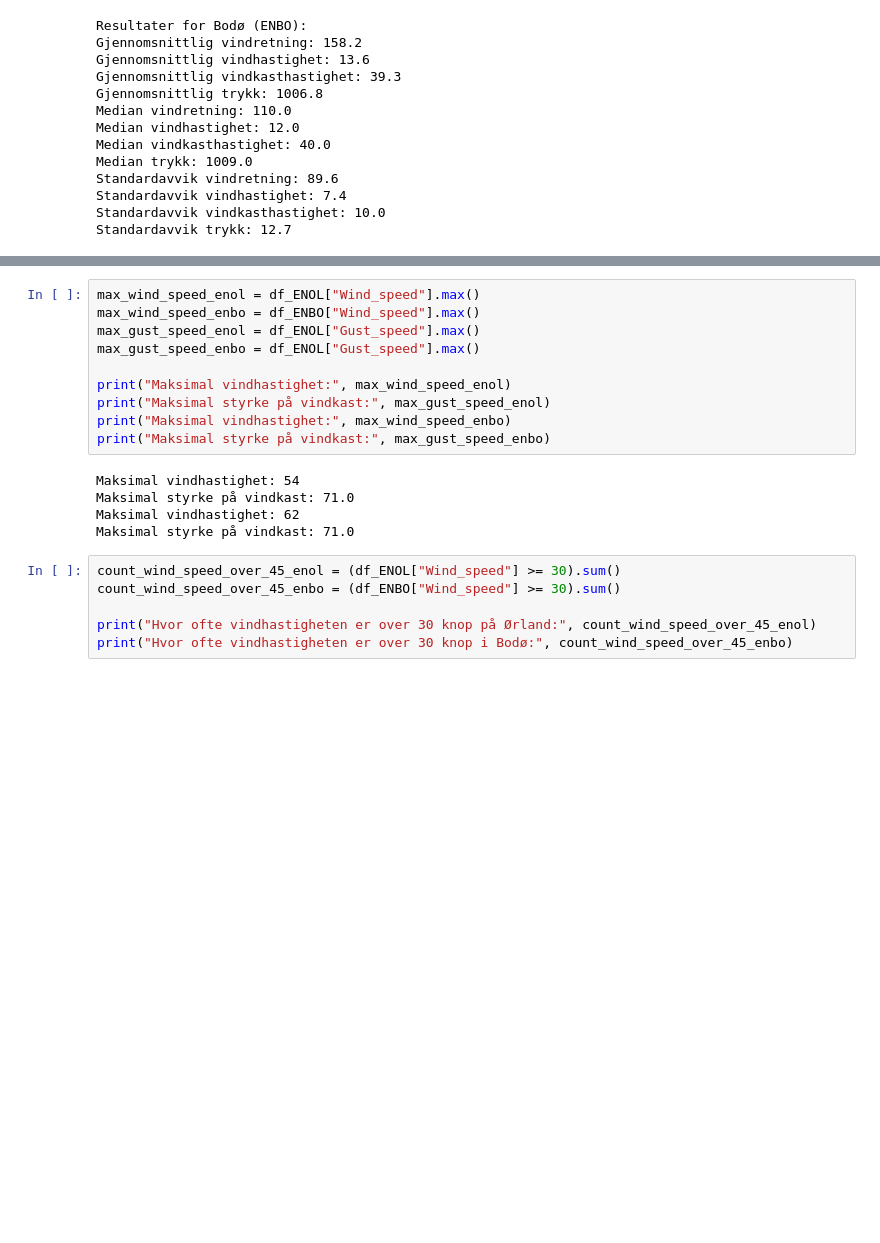
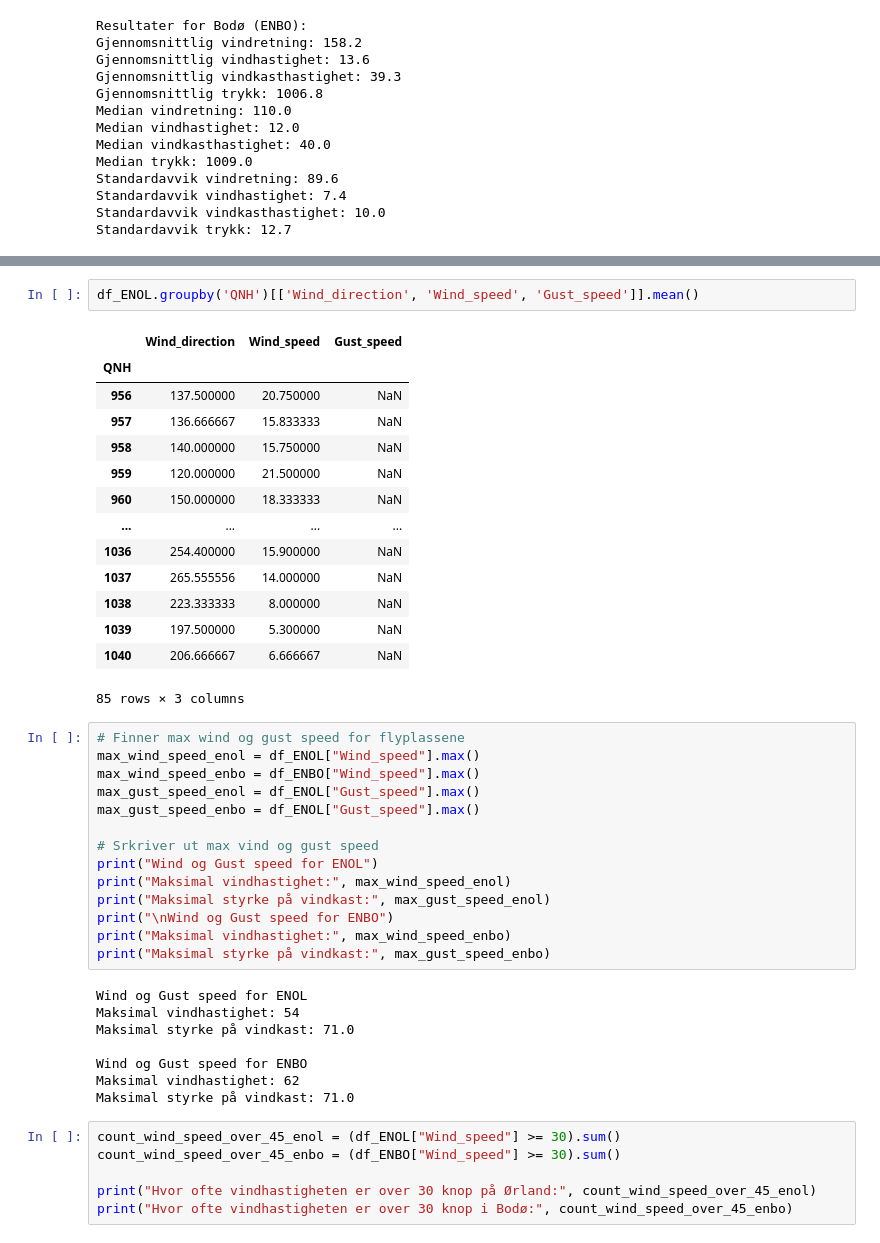
Before and after one commit to oaherrem/Prosjektgruppe55, a Jupyter notebook: proj_environment-main/notebooks/Oppgave_4.ipynb, the cells around one changed output, grey strips where cells are left out. Drawn from its saved outputs; the diff is of its cells as text; blank space fills up the shorter version.

```diff
--- a/proj_environment-main/notebooks/Oppgave_4.ipynb
+++ b/proj_environment-main/notebooks/Oppgave_4.ipynb
@@ -138,16 +165,40 @@ Standardavvik trykk: 12.7
+# %%
+df_ENOL.groupby('QNH')[['Wind_direction', 'Wind_speed', 'Gust_speed']].mean()
+# %% [output]
+|  | Wind_direction | Wind_speed | Gust_speed |
+| QNH |  |  |  |
+| 956 | 137.500000 | 20.750000 | NaN |
+| 957 | 136.666667 | 15.833333 | NaN |
+| 958 | 140.000000 | 15.750000 | NaN |
+| 959 | 120.000000 | 21.500000 | NaN |
+| 960 | 150.000000 | 18.333333 | NaN |
+| ... | ... | ... | ... |
+| 1036 | 254.400000 | 15.900000 | NaN |
+| 1037 | 265.555556 | 14.000000 | NaN |
+| 1038 | 223.333333 | 8.000000 | NaN |
+| 1039 | 197.500000 | 5.300000 | NaN |
+| 1040 | 206.666667 | 6.666667 | NaN |
+85 rows × 3 columns
 # %%
+# Finner max wind og gust speed for flyplassene
 max_wind_speed_enol = df_ENOL["Wind_speed"].max()
 max_wind_speed_enbo = df_ENBO["Wind_speed"].max()
 max_gust_speed_enol = df_ENOL["Gust_speed"].max()
 max_gust_speed_enbo = df_ENOL["Gust_speed"].max()
 
+# Srkriver ut max vind og gust speed
+print("Wind og Gust speed for ENOL")
 print("Maksimal vindhastighet:", max_wind_speed_enol)
 print("Maksimal styrke på vindkast:", max_gust_speed_enol)
+print("\nWind og Gust speed for ENBO")
 print("Maksimal vindhastighet:", max_wind_speed_enbo)
 print("Maksimal styrke på vindkast:", max_gust_speed_enbo)
 # %% [output]
+Wind og Gust speed for ENOL
 Maksimal vindhastighet: 54
 Maksimal styrke på vindkast: 71.0
+
+Wind og Gust speed for ENBO
 Maksimal vindhastighet: 62
 Maksimal styrke på vindkast: 71.0
 # %%
```
Also changed, not shown: parts of 7 cells of this notebook.
